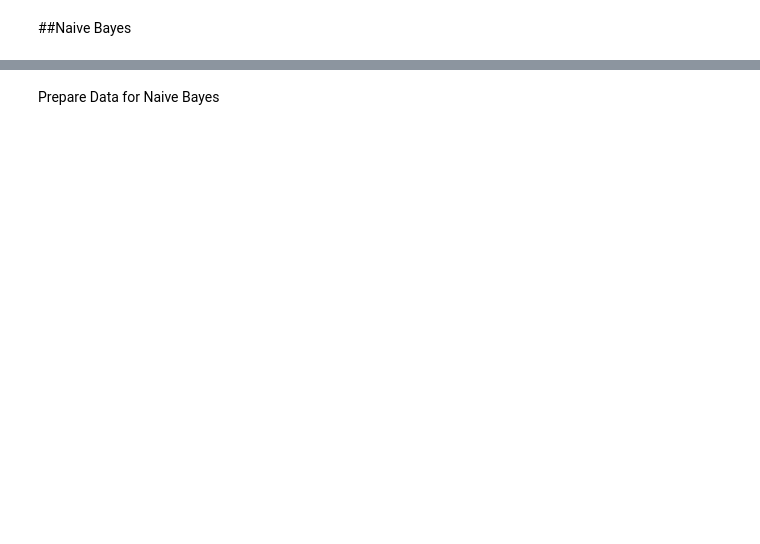
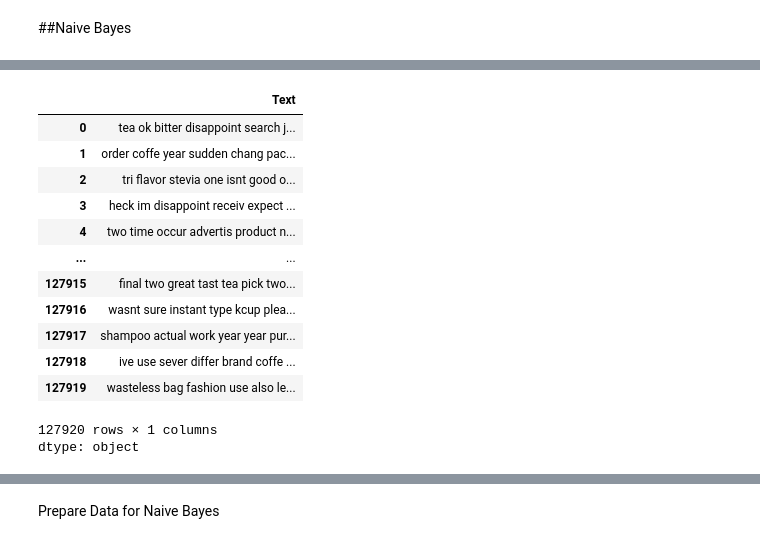
Before and after one commit to Adam556678/Python-Sentiment-Analysis, a Jupyter notebook: Sentiment_Analysis.ipynb, the cells around one changed output, grey strips where cells are left out. Drawn from its saved outputs; the diff is of its cells as text; code cells hidden in the pictures; blank space fills up the shorter version.

```diff
--- a/Sentiment_Analysis.ipynb
+++ b/Sentiment_Analysis.ipynb
@@ -328,8 +433,13 @@ plot_val_train_acc(bert_history, 'BERT')
 # %% [markdown]
 ##Naive Bayes
 # %%
+import nltk
+import string
 from nltk.stem import PorterStemmer
 from nltk.corpus import stopwords
+
+nltk.download('punkt_tab')
+nltk.download('stopwords')
 
 def preprocess_text(text):
     # convert text to lower case
@@ -342,11 +452,12 @@ def preprocess_text(text):
     # tokenize words
     tokens = nltk.word_tokenize(text)
 
+    # creating a set for stopwords
+    stopwords_set = set(stopwords.words("english"))
+
     # Stemming words
     stemmer = PorterStemmer()
+    stem_tokens =  [stemmer.stem(token) for token in tokens if token not in stopwords_set]
 
-    # creating a set for stopwords
-    nltk.download('stopwords')
-    stopwords_set = set(stopwords.words("english"))
-
-    return [stemmer.stem(token) for token in tokens if token not in stopwords_set]
+    # join tokens for CountVectorizer and return them
+    return ' '.join(stem_tokens)
@@ -352,0 +469,22 @@ def preprocess_text(text):
+# %%
+from tqdm import tqdm
+tqdm.pandas()
+
+preprocessed_series = resampled_df["Text"].progress_map(preprocess_text)
+# %%
+preprocessed_series
+# %% [output]
+|  | Text |
+| 0 | tea ok bitter disappoint search j... |
+| 1 | order coffe year sudden chang pac... |
+| 2 | tri flavor stevia one isnt good o... |
+| 3 | heck im disappoint receiv expect ... |
+| 4 | two time occur advertis product n... |
+| ... | ... |
+| 127915 | final two great tast tea pick two... |
+| 127916 | wasnt sure instant type kcup plea... |
+| 127917 | shampoo actual work year year pur... |
+| 127918 | ive use sever differ brand coffe ... |
+| 127919 | wasteless bag fashion use also le... |
+127920 rows × 1 columns
+dtype: object
```
Also changed, not shown: parts of 30 cells of this notebook.
